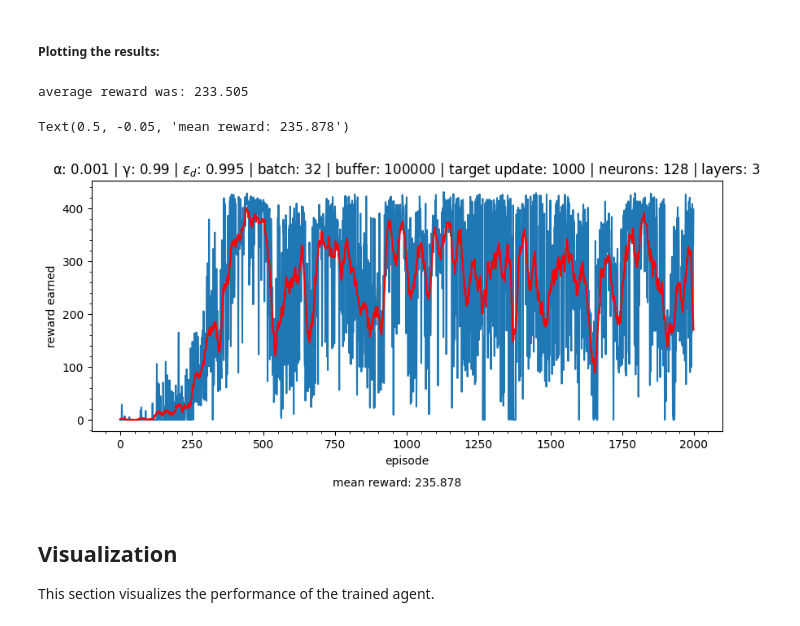
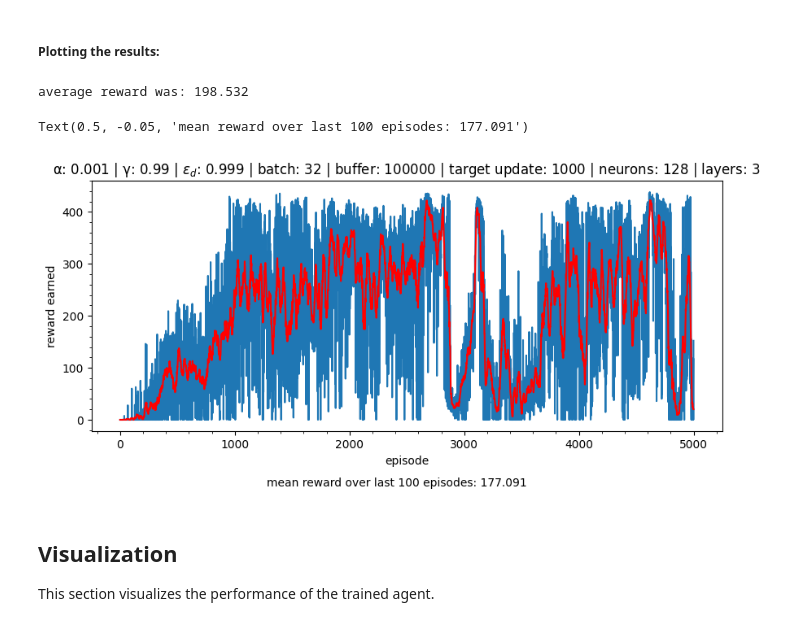
Before and after one commit to MattTidd/rl_experimentation, a Jupyter notebook: gymnasium_environments/cartpole/dqn/dqn_cartpole_training.ipynb, the cells around one changed output. Drawn from its saved outputs; the diff is of its cells as text; code cells hidden in the pictures.

```diff
--- a/gymnasium_environments/cartpole/dqn/dqn_cartpole_training.ipynb
+++ b/gymnasium_environments/cartpole/dqn/dqn_cartpole_training.ipynb
@@ -247,20 +247,20 @@ lr = 1e-3                   # learning rate α
 gamma = 0.99                # discount factor γ
 epsilon = 1.0               # starting value of ε
 epsilon_min = 0.1           # final value of ε
-epsilon_decay = 0.995       # decay rate of ε
+epsilon_decay = 0.999       # decay rate of ε
 
 buffer_size = 100000         # size of the replay buffer
 batch_size = 32              # amount sampled from buffer
 target_update_freq = 1000    # number of elapsed steps before target network is updated
 train_freq = 1               # frequency at which the training occurs
 
-training_length = 2000       # how many episodes to train the network for
-warmup_length = 50000        # how many steps of experience to populate the replay buffer
+training_length = 5000       # how many episodes to train the network for
+warmup_length = 10000        # how many steps of experience to populate the replay buffer
 
 neurons = 128               # how many neurons to have in each layer of the network
 layers = 3                  # how many layers to have in each network
 
-seed = 18                  # seed for reproducability
+seed = 18                 # seed for reproducability
 # %% [markdown]
 ##### Initialize the environment and agent:
 # %%
@@ -317,25 +317,25 @@ reward_history = dqn_agent.training(training_length = training_length)
 # %%
 # moving average function:
 def moving_average(interval, window_size):
     window = np.ones(int(window_size)) / float(window_size)
     return np.convolve(interval, window, 'same')
 
 filtered_data = moving_average(reward_history, 20)
 
 print(f"average reward was: {np.mean(reward_history[-100:]).round(3)}")
 
 figure = plt.figure(figsize = (10, 4))
 plt.plot(reward_history)
 plt.plot(filtered_data, 'r-')
 plt.minorticks_on()
 plt.title(f"α: {lr} | γ: {gamma} | $ε_{"d"}$: {epsilon_decay} | batch: {batch_size} | buffer: {buffer_size} | target update: {target_update_freq} | neurons: {neurons} | layers: {layers}")
 plt.xlabel('episode')
 plt.ylabel('reward earned')
-plt.figtext(x = 0.5, y = -0.05, s = f"mean reward: {np.mean(filtered_data).round(3)}", ha = 'center', va = 'center')
+plt.figtext(x = 0.5, y = -0.05, s = f"mean reward over last 100 episodes: {np.mean(reward_history[-100:]).round(3)}", ha = 'center', va = 'center')
 # %% [output]
-average reward was: 233.505
+average reward was: 198.532
-Text(0.5, -0.05, 'mean reward: 235.878')
+Text(0.5, -0.05, 'mean reward over last 100 episodes: 177.091')
-[figure, old version]
+[figure, new version]
 # %% [markdown]
 ## **Visualization**
 
```
Also changed, not shown: parts of 2 cells of this notebook.
